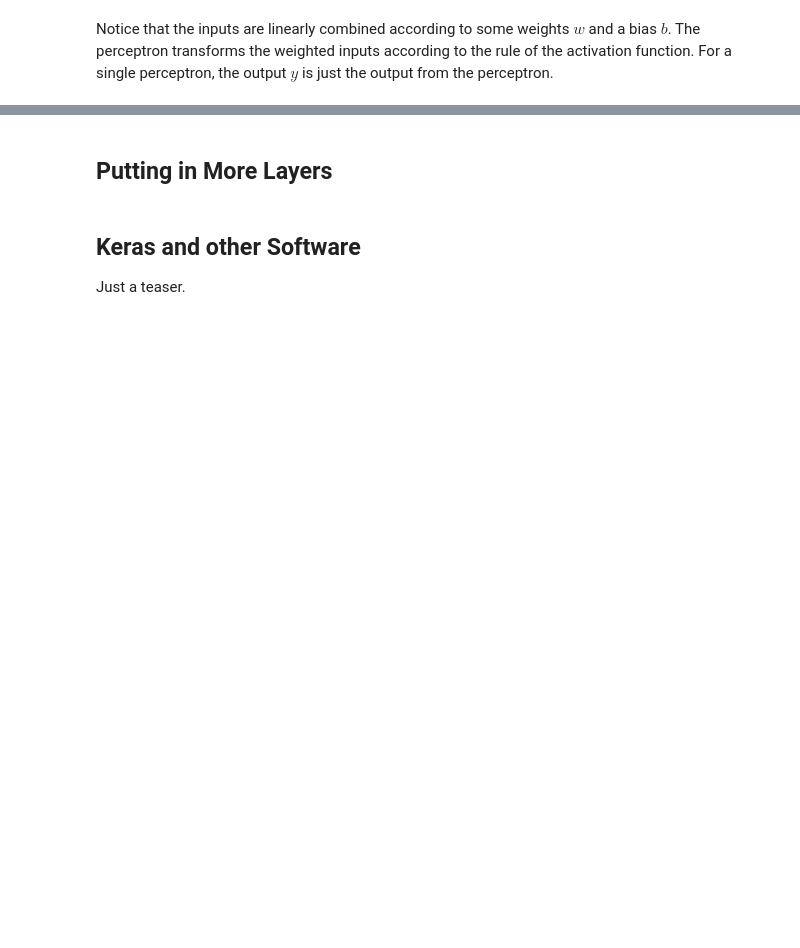
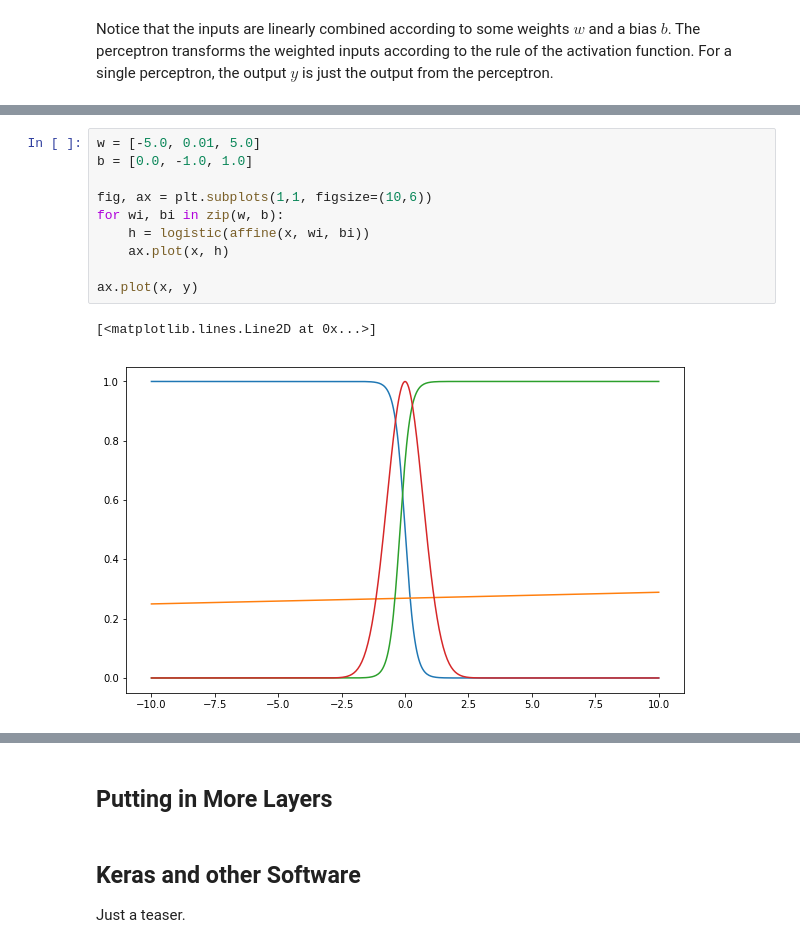
Before and after one commit to pavlosprotopapas/dswcc_fall_2018, a Jupyter notebook: labs/Lab1/Lab1.ipynb, the cells around one changed output, grey strips where cells are left out. Cells and saved outputs as stored; diff of their text form; blank space fills up the shorter version.

```diff
--- a/labs/Lab1/Lab1.ipynb
+++ b/labs/Lab1/Lab1.ipynb
@@ -78,0 +113,13 @@ Do the same thing as above, but now change the weights and assess the impact
+# %%
+w = [-5.0, 0.01, 5.0]
+b = [0.0, -1.0, 1.0]
+
+fig, ax = plt.subplots(1,1, figsize=(10,6))
+for wi, bi in zip(w, b):
+    h = logistic(affine(x, wi, bi))
+    ax.plot(x, h)
+
+ax.plot(x, y)
+# %% [output]
+[<matplotlib.lines.Line2D at 0x...>]
+[figure, added]
```
Also changed, not shown: parts of 35 cells of this notebook.
